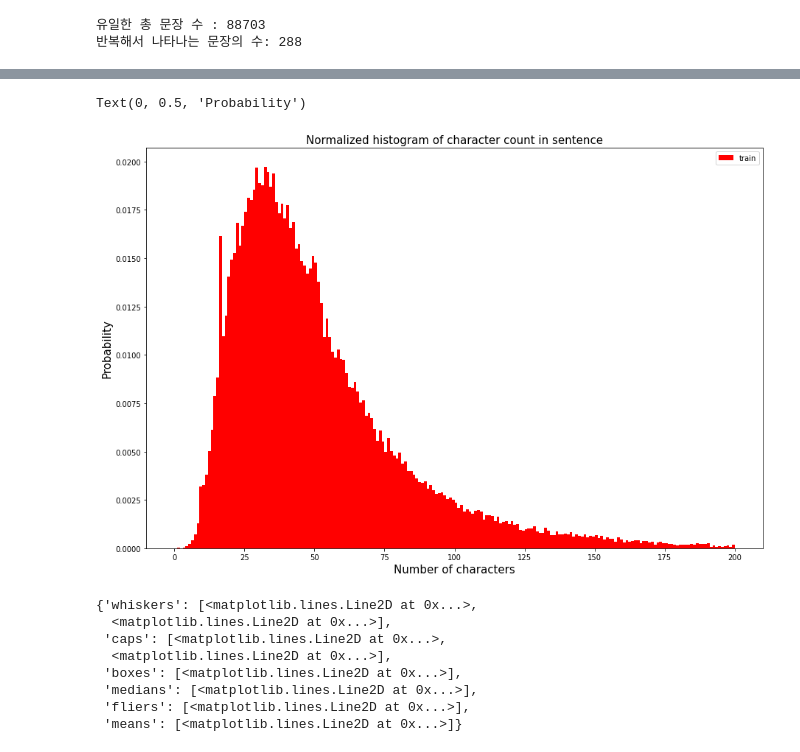
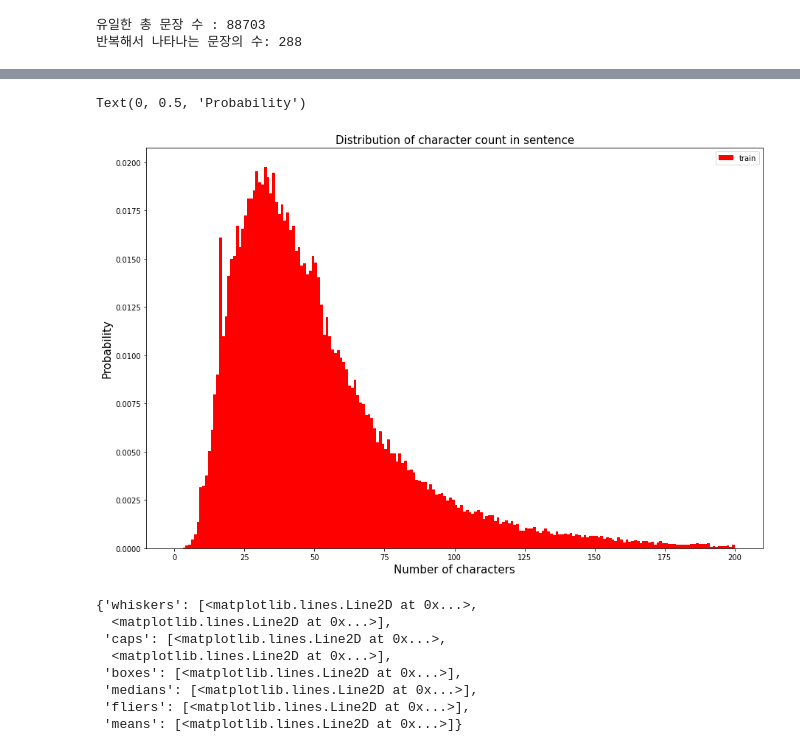
Before and after one commit to NLP-kr/tensorflow-ml-nlp-tf2, a Jupyter notebook: 7.PRETRAIN_METHOD/7.2.NER_EDA.ipynb, the cells around one changed output, grey strips where cells are left out. Drawn from its saved outputs; the diff is of its cells as text; code cells hidden in the pictures.

```diff
--- a/7.PRETRAIN_METHOD/7.2.NER_EDA.ipynb
+++ b/7.PRETRAIN_METHOD/7.2.NER_EDA.ipynb
@@ -133,13 +137,13 @@ print('문장 길이 제 3 사분위: {}'.format(np.percentile(train_length, 75)
 # %%
 plt.figure(figsize=(15, 10))
 plt.hist(train_length, bins=200, range=[0,200], facecolor='r', density=True, label='train')
-plt.title("Normalized histogram of character count in sentence", fontsize=15)
+plt.title("Distribution of character count in sentence", fontsize=15)
 plt.legend()
 plt.xlabel('Number of characters', fontsize=15)
 plt.ylabel('Probability', fontsize=15)
 # %% [output]
 Text(0, 0.5, 'Probability')
-[figure, old version]
+[figure, new version]
 # %%
 plt.figure(figsize=(12, 5))
 
```
Also changed, not shown: parts of 10 cells of this notebook.
